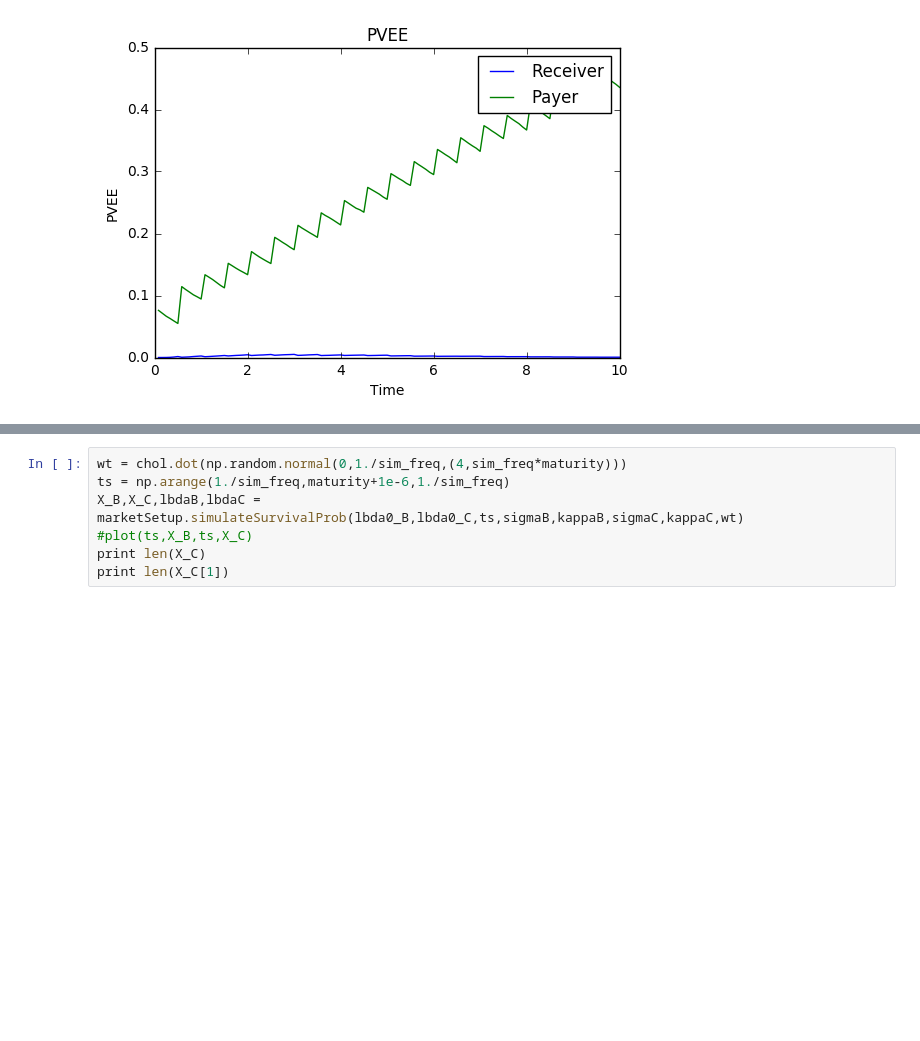
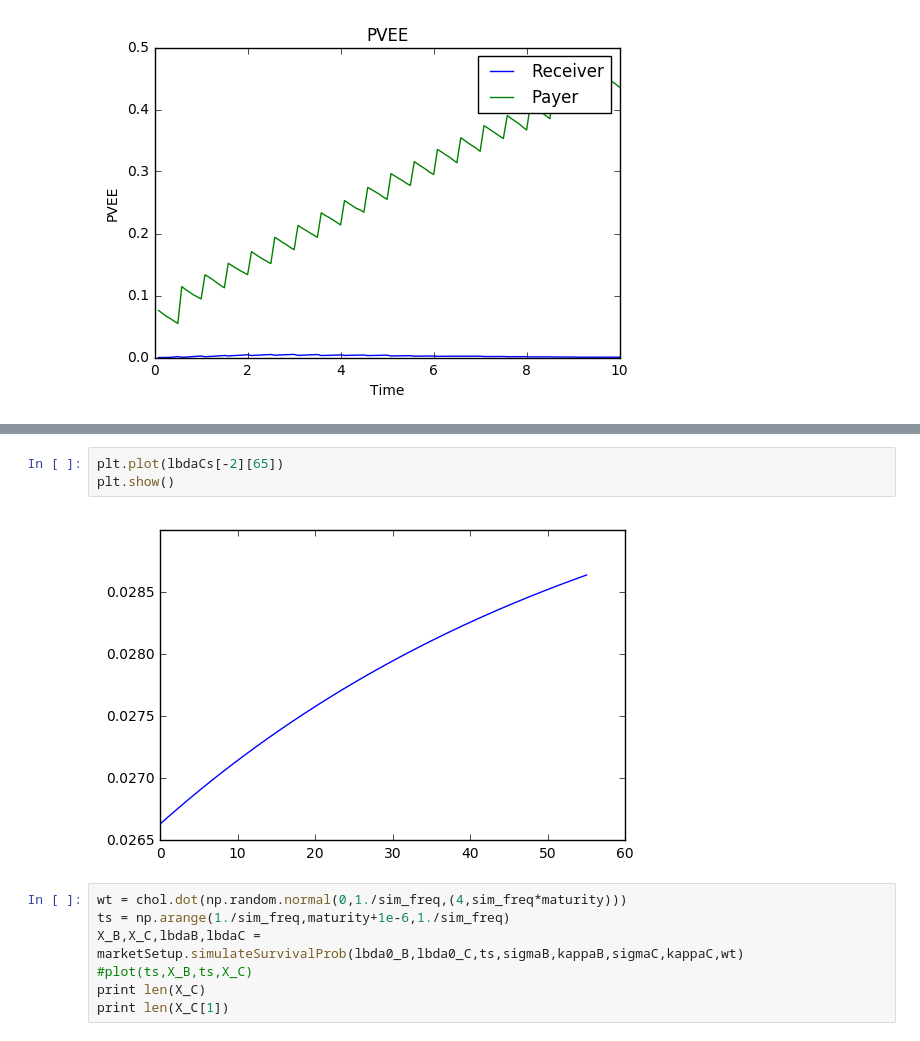
Before and after one commit to lejingxu/CVA_IMM_RegulationProject, a Jupyter notebook: Regulation_Project_Group_4-Copy1.ipynb, the cells around one changed output, grey strips where cells are left out. Drawn from its saved outputs; the diff is of its cells as text; blank space fills up the shorter version.

```diff
--- a/Regulation_Project_Group_4-Copy1.ipynb
+++ b/Regulation_Project_Group_4-Copy1.ipynb
@@ -131,3 +151,8 @@ Receiver [0.0, 2.4902195654967751e-06, 7.3243686583624349e-05, 0.000279464413518
+# %%
+plt.plot(lbdaCs[-2][65])
+plt.show()
+# %% [output]
+[figure, added]
 # %%
 wt = chol.dot(np.random.normal(0,1./sim_freq,(4,sim_freq*maturity)))
 ts = np.arange(1./sim_freq,maturity+1e-6,1./sim_freq)
```
Also changed, not shown: parts of 4 cells of this notebook.
